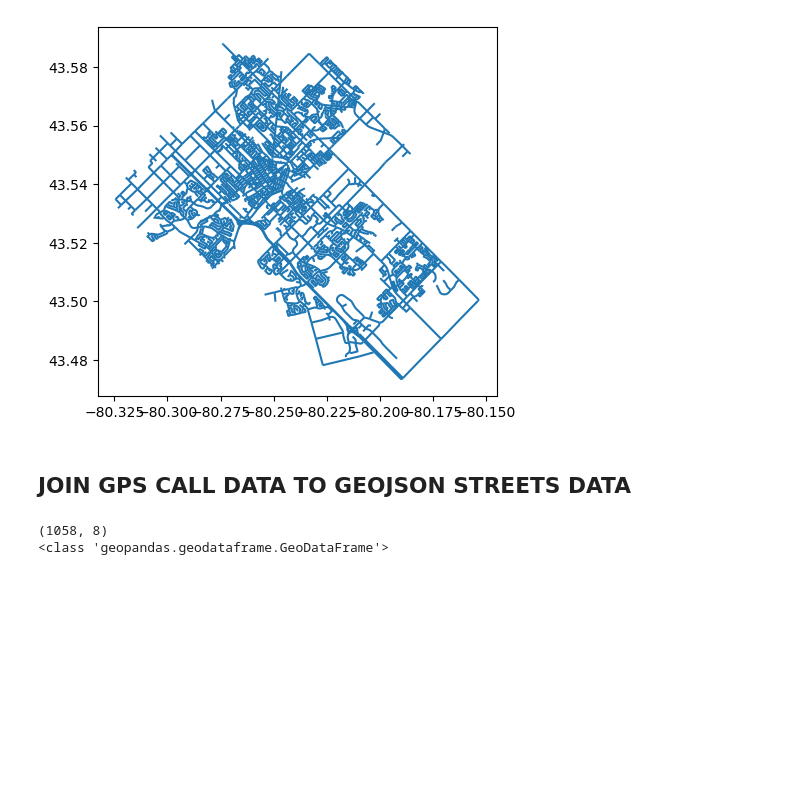
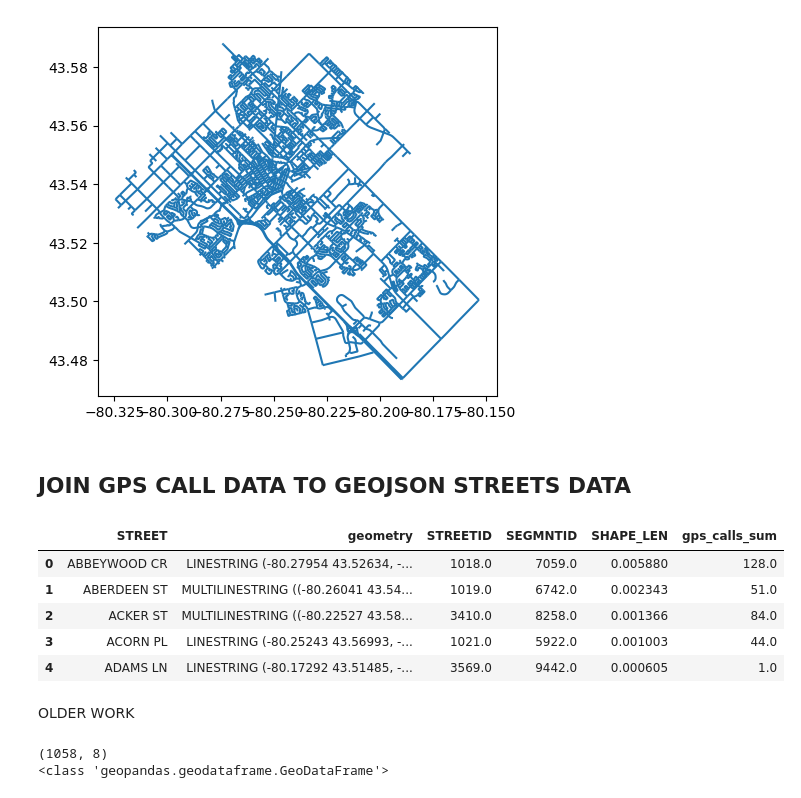
Before and after one commit to johnallanach/guelph-crime-map, a Jupyter notebook: notebooks/gps-crime.ipynb, the cells around one changed output. Drawn from its saved outputs; the diff is of its cells as text; code cells hidden in the pictures; blank space fills up the shorter version.

Commit message:
Commit working fuzzy matching on merge keys

```diff
--- a/notebooks/gps-crime.ipynb
+++ b/notebooks/gps-crime.ipynb
@@ -292,0 +300,44 @@ df_gps_merge_in['Address'] = df_gps_merge_in['Address'].str.strip()
+# %%
+def fuzzy_merge(df1, df2, left_on, right_on, how='left', cutoff=0.8):
+    df2_copy = df2.copy()
+    df2_copy[left_on] = [get_closest_match(x, df1[left_on], cutoff)
+                         for x in df2_copy[right_on]]
+
+    merged = pd.merge(
+        df1,
+        df2_copy,
+        how=how,
+        left_on=left_on, #'STREET
+        right_on=left_on, #'Address'
+        left_index=False,
+        right_index=False,
+        sort=True
+        )
+
+    return merged
+
+def get_closest_match(x, other, cutoff):
+    matches = difflib.get_close_matches(x, other, cutoff=cutoff)
+    return matches[0] if matches else None
+# %%
+df1 = gdf_gps_merge_in
+df2 = df_gps_merge_in
+
+merged = fuzzy_merge(df1, df2, left_on='STREET', right_on='Address')
+# %%
+#merged = merged.groupby(['STREET'], as_index=False).sum('gps_calls_sum')
+merged = merged.dissolve(
+                by='STREET',
+                aggfunc='sum'
+                )
+# %%
+merged = merged.reset_index()
+# %%
+merged.head()
+# %% [output]
+|  | STREET | geometry | STREETID | SEGMNTID | SHAPE_LEN | gps_calls_sum |
+| 0 | ABBEYWOOD CR | LINESTRING (-80.27954 43.52634, -... | 1018.0 | 7059.0 | 0.005880 | 128.0 |
+| 1 | ABERDEEN ST | MULTILINESTRING ((-80.26041 43.54... | 1019.0 | 6742.0 | 0.002343 | 51.0 |
+| 2 | ACKER ST | MULTILINESTRING ((-80.22527 43.58... | 3410.0 | 8258.0 | 0.001366 | 84.0 |
+| 3 | ACORN PL | LINESTRING (-80.25243 43.56993, -... | 1021.0 | 5922.0 | 0.001003 | 44.0 |
+| 4 | ADAMS LN | LINESTRING (-80.17292 43.51485, -... | 3569.0 | 9442.0 | 0.000605 | 1.0 |
@@ -293,3 +346,5 @@ df_gps_merge_in['Address'] = df_gps_merge_in['Address'].str.strip()
+# %% [markdown]
+OLDER WORK
 # %%
 #df_gps_merge_in.to_csv(r'C:\Users\Shane\Documents\df_gps_merge_in.csv', index=False)
 #gdf_gps_merge_in.to_csv(r'C:\Users\Shane\Documents\gdf_gps_merge_in.csv', index=False)
```
Also changed, not shown: parts of 6 cells of this notebook.
